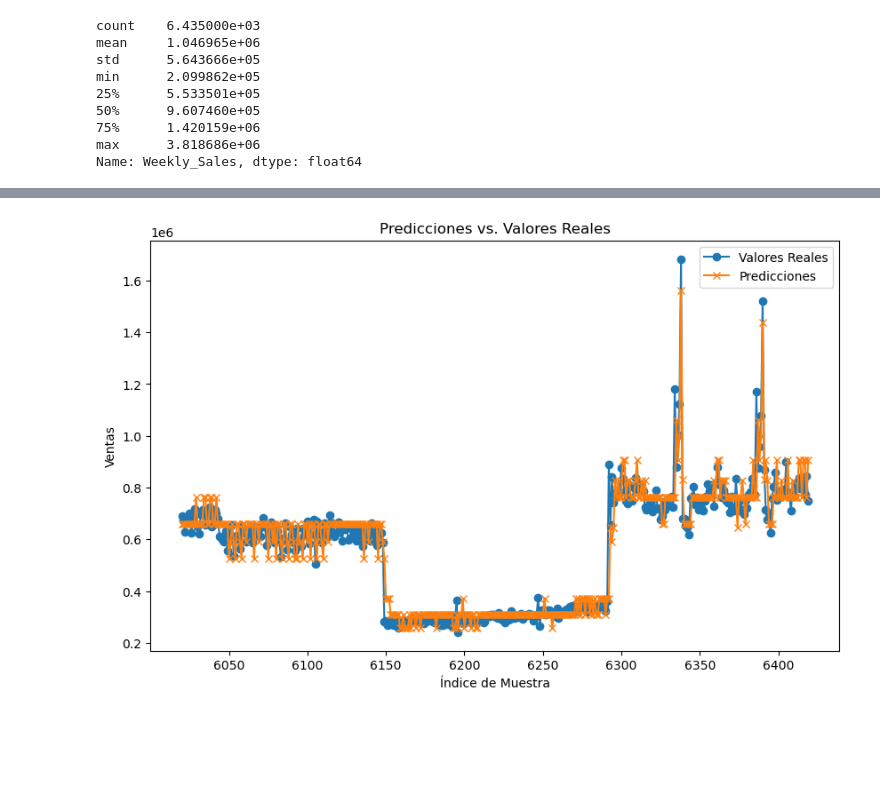
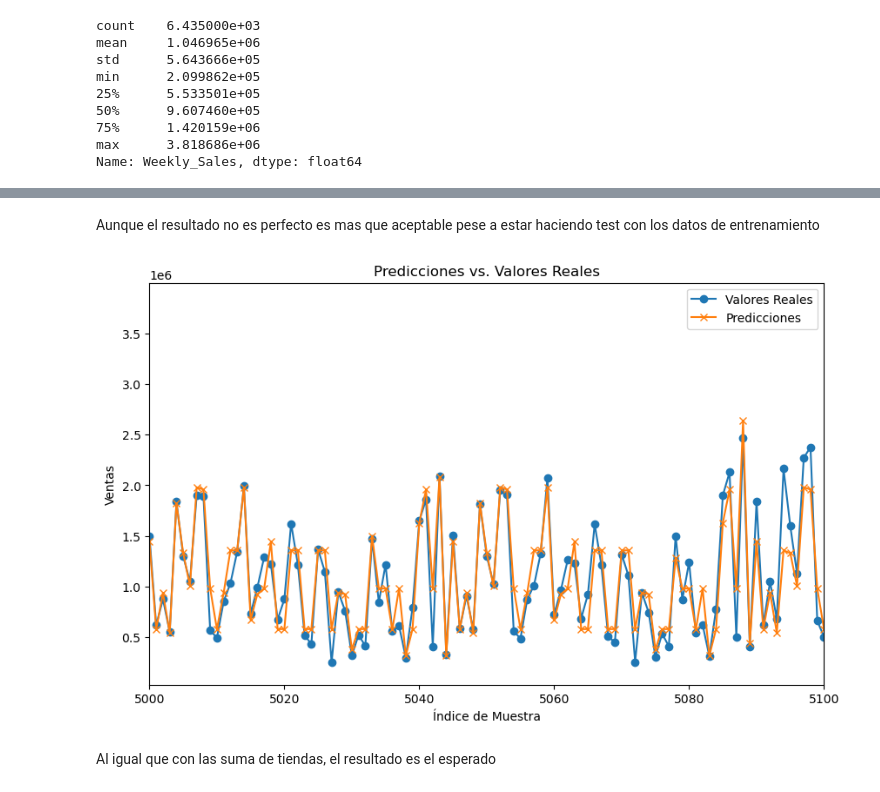
Before and after one commit to DiegoCollado27/walmart, a Jupyter notebook: main2.ipynb, the cells around one changed output, grey strips where cells are left out. Saved outputs shown, nothing was run; the diff lists cells and outputs as text; code cells hidden in the pictures; blank space fills up the shorter version.

```diff
--- a/main2.ipynb
+++ b/main2.ipynb
@@ -127,5 +177,13 @@ df.dropna(subset=[f"lag_{i}" for i in range(1, lags + 1)], inplace=True)
+# %%
+lags = 10  # Número de lags
+df_aux = df.copy()
+for i in range(1, lags + 1):
+    df_aux[f"lag_{i}"] = df_aux["Weekly_Sales"].shift(i)
+
+# Eliminar filas con valores faltantes en las nuevas columnas de lag
+df_aux.dropna(subset=[f"lag_{i}" for i in range(1, lags + 1)], inplace=True)
 # %%
-X = df[[f"lag_{i}" for i in range(1, lags + 1)]]
-y = df["Weekly_Sales"]
+X = df_aux[[f"lag_{i}" for i in range(1, lags + 1)]]
+y = df_aux["Weekly_Sales"]
 X
 # %% [output]
@@ -150,0 +203,15 @@ Xaux.shape
+# %%
+plt.rcParams['agg.path.chunksize'] = 200
+# Crear y entrenar el modelo de árbol de decisión
+modelo_arbol = DecisionTreeRegressor(max_depth=5)  # Puedes ajustar la profundidad máxima según tus necesidades
+modelo_arbol.fit(X2, y2)
+predicciones2 = modelo_arbol.predict(X2)
+plt.figure(figsize=(10, 6))
+plt.plot(y2.index,y2, label='Valores Reales', marker='o')
+plt.plot(y2.index,predicciones2, label='Predicciones', marker='x')
+plt.xlabel('Índice de Muestra')
+plt.ylabel('Ventas')
+plt.title('Predicciones vs. Valores Reales')
+
+plt.legend()
+plt.show()
@@ -151,20 +220,25 @@ Xaux.shape
+# %% [markdown]
+Aunque el resultado no es perfecto es mas que aceptable pese a estar haciendo test con los datos de entrenamiento
 # %%
 plt.rcParams['agg.path.chunksize'] = 200
 # Crear y entrenar el modelo de árbol de decisión
 modelo_arbol = DecisionTreeRegressor(max_depth=5)  # Puedes ajustar la profundidad máxima según tus necesidades
 modelo_arbol.fit(X, y)
-predicciones = modelo_arbol.predict(Xaux)
+predicciones = modelo_arbol.predict(X)
 # %%
 plt.figure(figsize=(10, 6))
-plt.plot(yaux.index,yaux, label='Valores Reales', marker='o')
-plt.plot(yaux.index,predicciones, label='Predicciones', marker='x')
+plt.plot(y.index,y, label='Valores Reales', marker='o')
+plt.plot(y.index,predicciones, label='Predicciones', marker='x')
 plt.xlabel('Índice de Muestra')
 plt.ylabel('Ventas')
 plt.title('Predicciones vs. Valores Reales')
+plt.xlim(5000, 5100)
 plt.legend()
 plt.show()
 # %% [output]
-[figure, old version]
+[figure, new version]
+# %% [markdown]
+Al igual que con las suma de tiendas, el resultado es el esperado
 # %%
 from pandas.plotting import lag_plot
 from pandas.plotting import autocorrelation_plot
```
Also changed, not shown: parts of 69 cells of this notebook.
